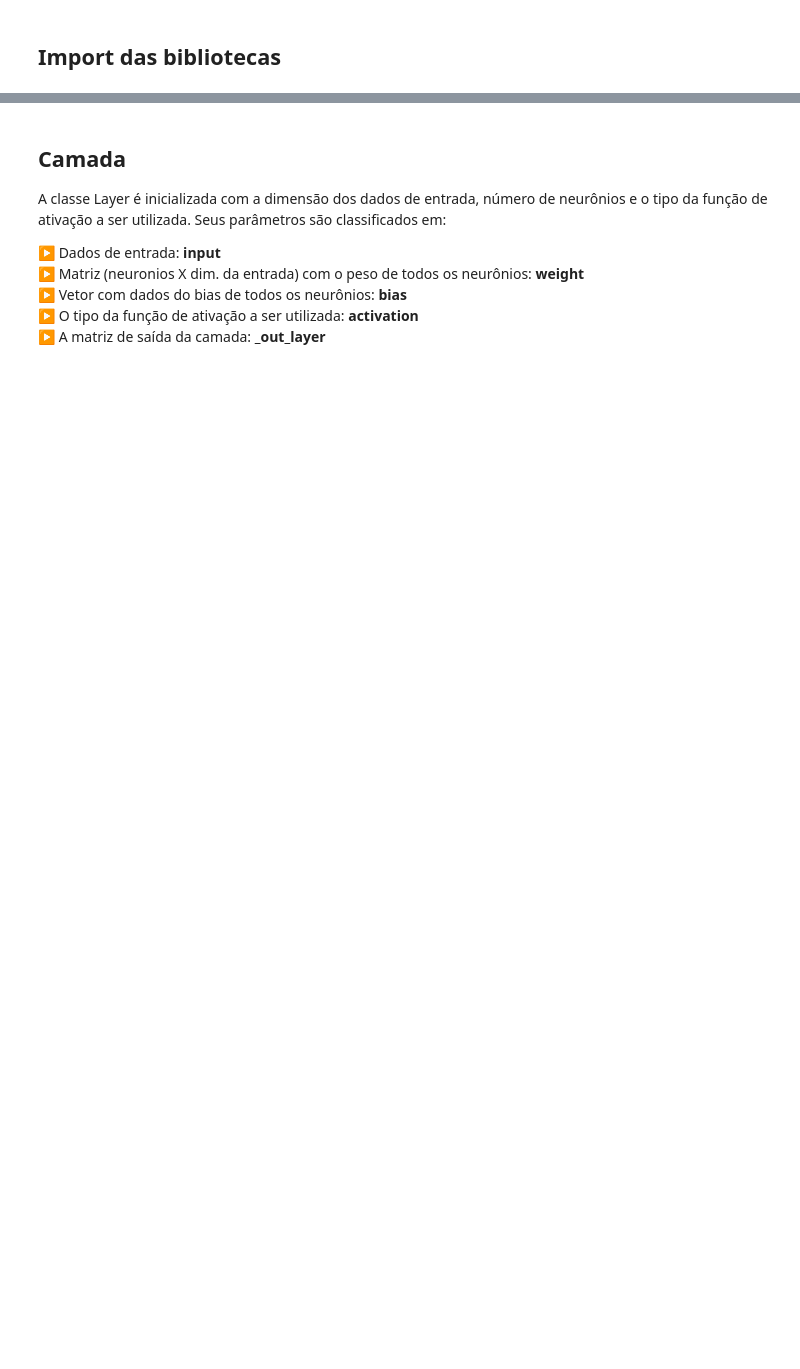
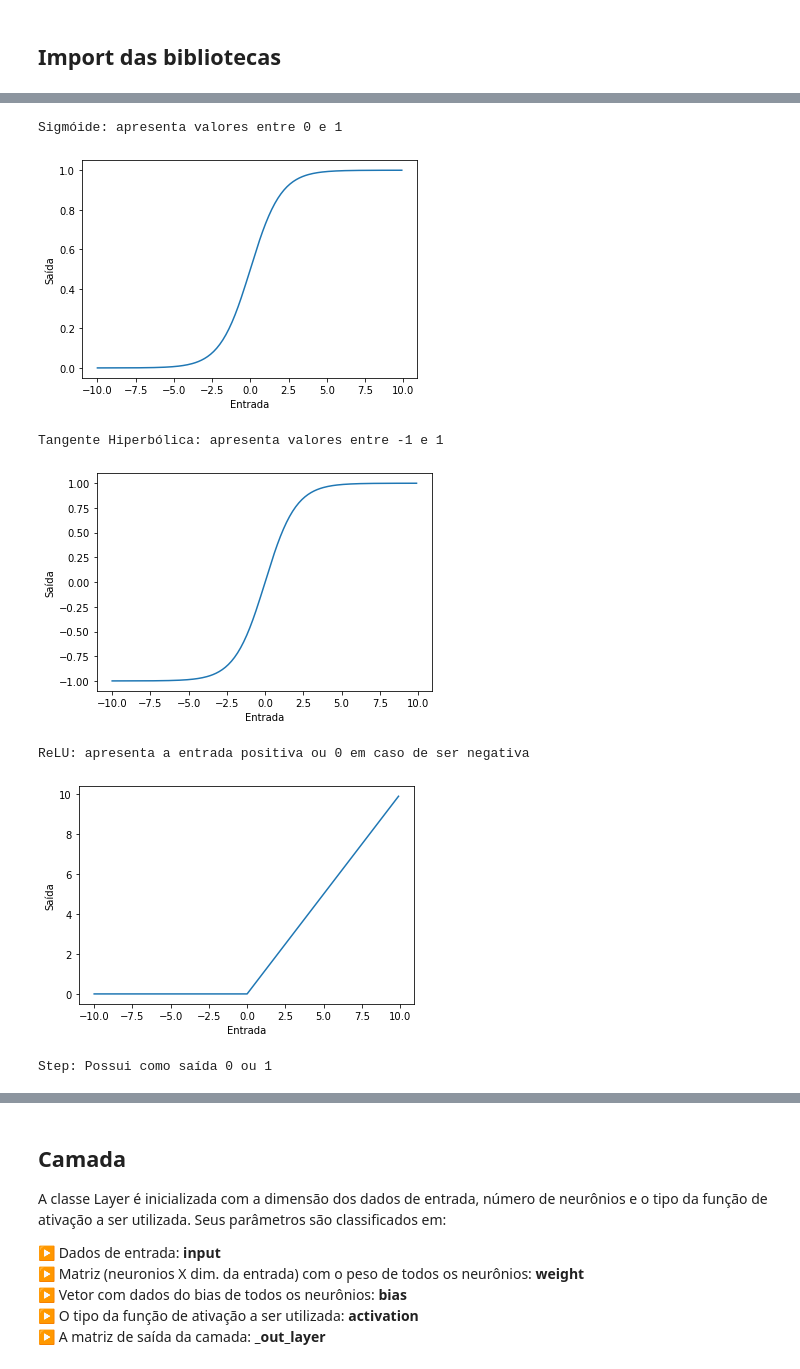
Before and after one commit to SarahToscano/DeepLearning, a Jupyter notebook: Lista 1/Questão - 1/questao1.ipynb, the cells around one changed output, grey strips where cells are left out. Drawn from its saved outputs; the diff is of its cells as text; code cells hidden in the pictures; blank space fills up the shorter version.

```diff
--- a/Lista 1/Questão - 1/questao1.ipynb
+++ b/Lista 1/Questão - 1/questao1.ipynb
@@ -23,0 +32,44 @@ import matplotlib.patches as mpatches
+# %%
+def activation_function(name, xW):
+    if name == 'sigmoid': #Sigmoide: [0,1]
+        return 1.0/(1.0 + np.exp(-xW))
+
+    elif name == 'tangH': #Tangente Hiperbólica: [-1, 1]
+        return ((1.0 - np.exp(-xW)) / (1.0 + np.exp(-xW)))
+
+    elif name == 'relu': #ReLU: (0) ou (x) -- Evita o desaparecimento do gradiente
+        return np.where(xW<=0,0,xW)
+
+    elif name == 'step': #STEP: (-1) ou (1)
+        return np.where(xW<=0,-1,1)
+# %%
+data_plot = np.arange(-10., 10., 0.1)
+def viewActivFunc(data_plot, func_type):
+    func = []
+    for i in range(len(data_plot)):
+        func.append(activation_function(func_type, data_plot[i]))
+
+    plt.plot(data_plot,func)
+    plt.xlabel('Entrada')
+    plt.ylabel('Saída')
+    plt.show()
+
+print("Sigmóide: apresenta valores entre 0 e 1")
+viewActivFunc(data_plot, 'sigmoid')
+
+print("\nTangente Hiperbólica: apresenta valores entre -1 e 1")
+viewActivFunc(data_plot, 'tangH')
+
+print("\nReLU: apresenta a entrada positiva ou 0 em caso de ser negativa")
+viewActivFunc(data_plot, 'relu')
+
+print("\nStep: Possui como saída 0 ou 1")
+viewActivFunc(data_plot, 'step')
+# %% [output]
+Sigmóide: apresenta valores entre 0 e 1
+[figure, added]
+Tangente Hiperbólica: apresenta valores entre -1 e 1
+[figure, added]
+ReLU: apresenta a entrada positiva ou 0 em caso de ser negativa
+[figure, added]
+Step: Possui como saída 0 ou 1
```
Also changed, not shown: parts of 8 cells of this notebook.
